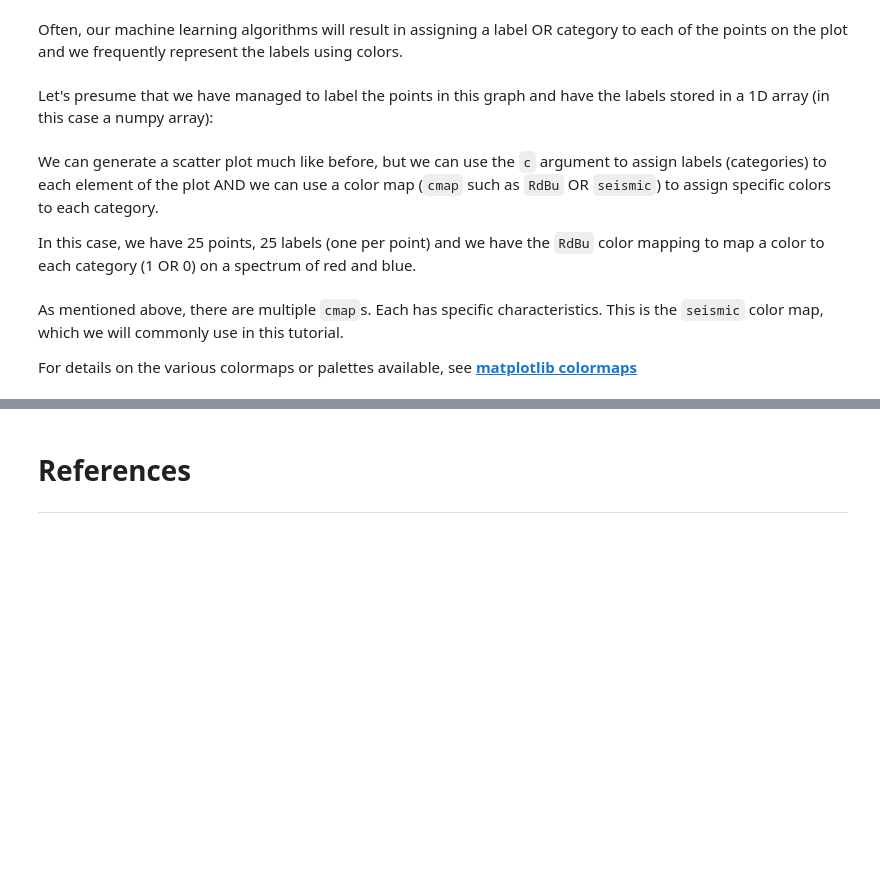
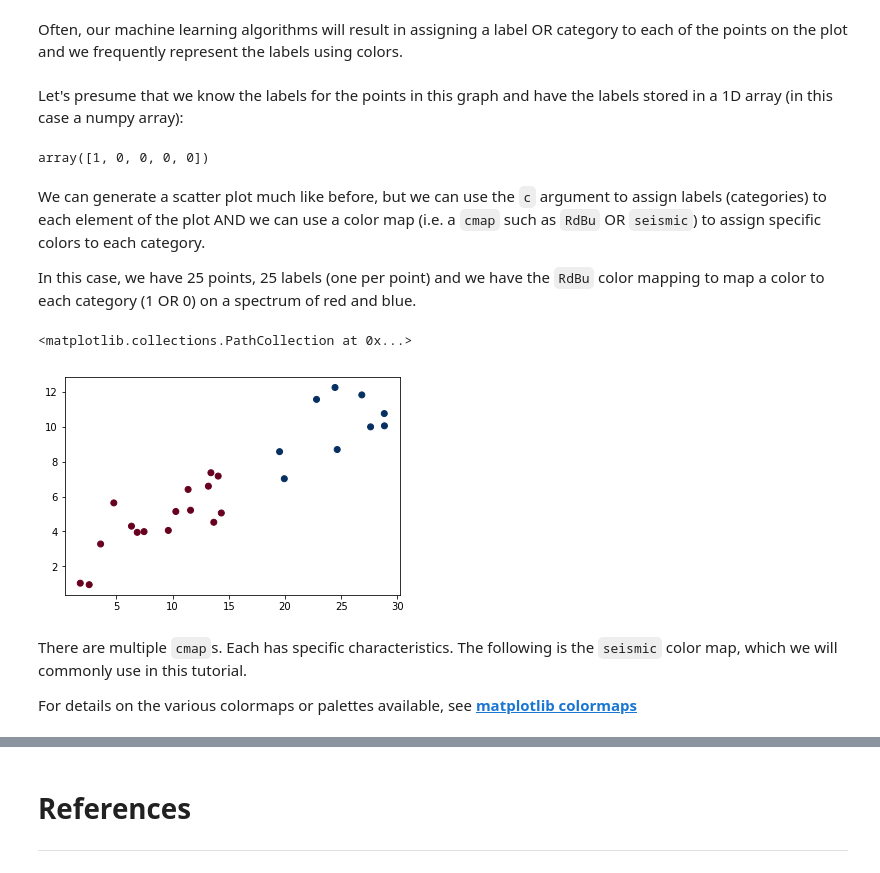
Before and after one commit to chalmerlowe/machine_learning, a Jupyter notebook: 02_data_handling/02_data_handling.ipynb, the cells around one changed output, grey strips where cells are left out. Drawn from its saved outputs; the diff is of its cells as text; code cells hidden in the pictures; blank space fills up the shorter version.

```diff
--- a/02_data_handling/02_data_handling.ipynb
+++ b/02_data_handling/02_data_handling.ipynb
@@ -391,21 +508,26 @@ plt.title("Dots in a box");
 # %% [markdown]
 Often, our machine learning algorithms will result in assigning a label OR category to each of the points on the plot and we frequently represent the labels using colors.
 # %% [markdown]
-Let's presume that we have managed to label the points in this graph and have the labels stored in a 1D array (in this case a numpy array):
+Let's presume that we know the labels for the points in this graph and have the labels stored in a 1D array (in this case a numpy array):
 # %%
-labels = np.array([1, 0, 0, 0, 0, 1, 0, 0, 0, 0, 0, 0, 0, 0, 1, 0, 1, 1, 0, 1, 1, 1,
-       0, 1, 0])
+labels = np.array([1, 0, 0, 0, 0, 1, 0, 0, 0, 0, 0, 0, 0, 0, 1, 0, 1, 1, 0, 1, 1, 1, 0, 1, 0])
 # %%
 labels[:5]
+# %% [output]
+array([1, 0, 0, 0, 0])
 # %% [markdown]
-We can generate a scatter plot much like before, but we can use the `c` argument to assign labels (categories) to each element of the plot AND we can use a color map (`cmap` such as `RdBu` OR `seismic`) to assign specific colors to each category.
+We can generate a scatter plot much like before, but we can use the `c` argument to assign labels (categories) to each element of the plot AND we can use a color map (i.e. a `cmap` such as `RdBu` OR `seismic`) to assign specific colors to each category.
 
 In this case, we have 25 points, 25 labels (one per point) and we have the `RdBu` color mapping to map a color to each category (1 OR 0) on a spectrum of red and blue.
 # %%
-plt.scatter(X_train['x'], y_train['y'], c=categories, cmap='RdBu')
-plt.show()
+plt.scatter(X_train, y_train,
+            c=labels,
+            cmap='RdBu')
+# %% [output]
+<matplotlib.collections.PathCollection at 0x...>
+[figure, added]
 # %% [markdown]
-As mentioned above, there are multiple `cmap`s. Each has specific characteristics. This is the `seismic` color map, which we will commonly use in this tutorial.
+There are multiple `cmap`s. Each has specific characteristics. The following is the `seismic` color map, which we will commonly use in this tutorial.
 
 For details on the various colormaps or palettes available, see [**matplotlib colormaps**](https://matplotlib.org/users/colormaps.html)
 # %%
```
Also changed, not shown: parts of 51 cells of this notebook.
